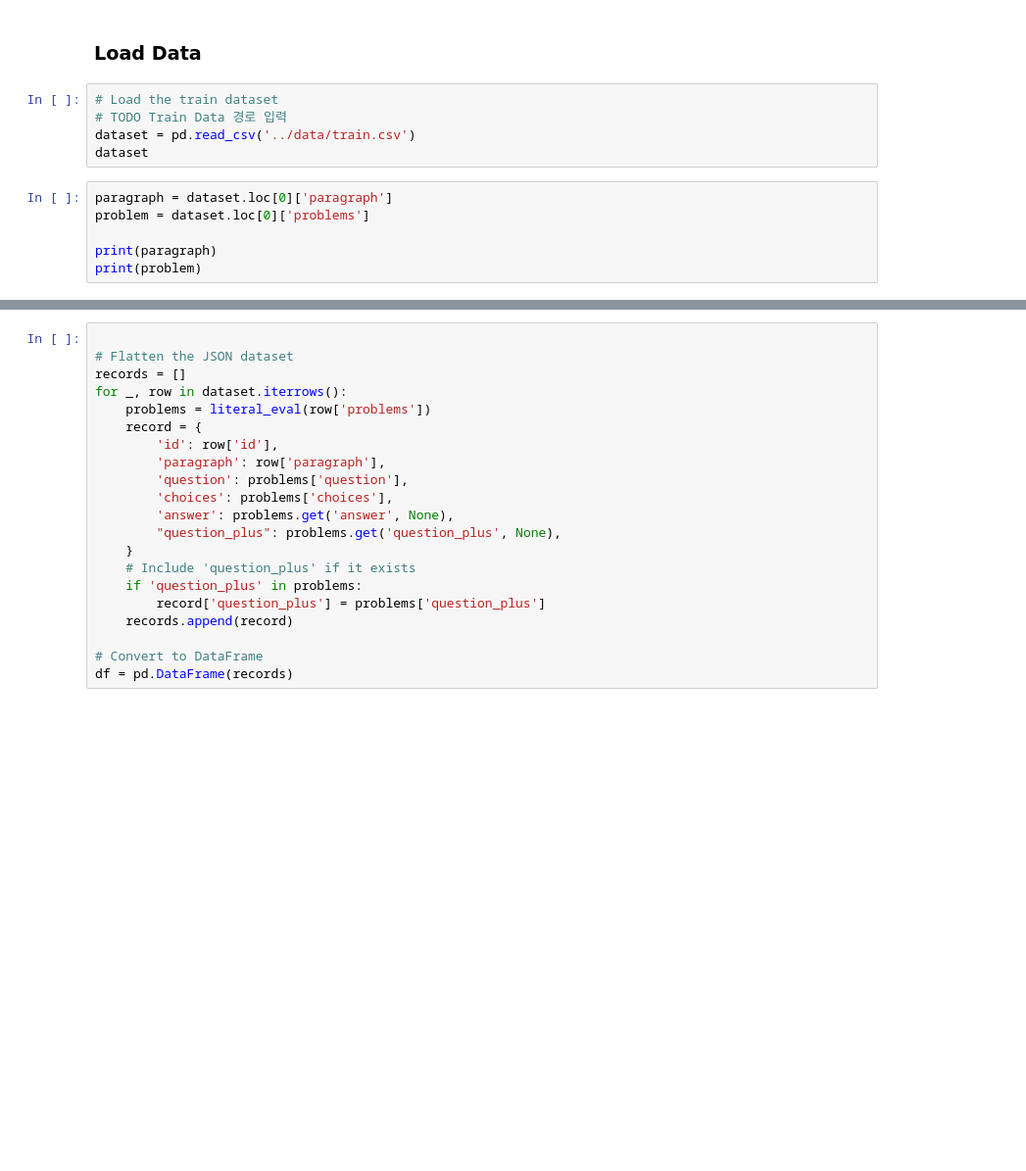
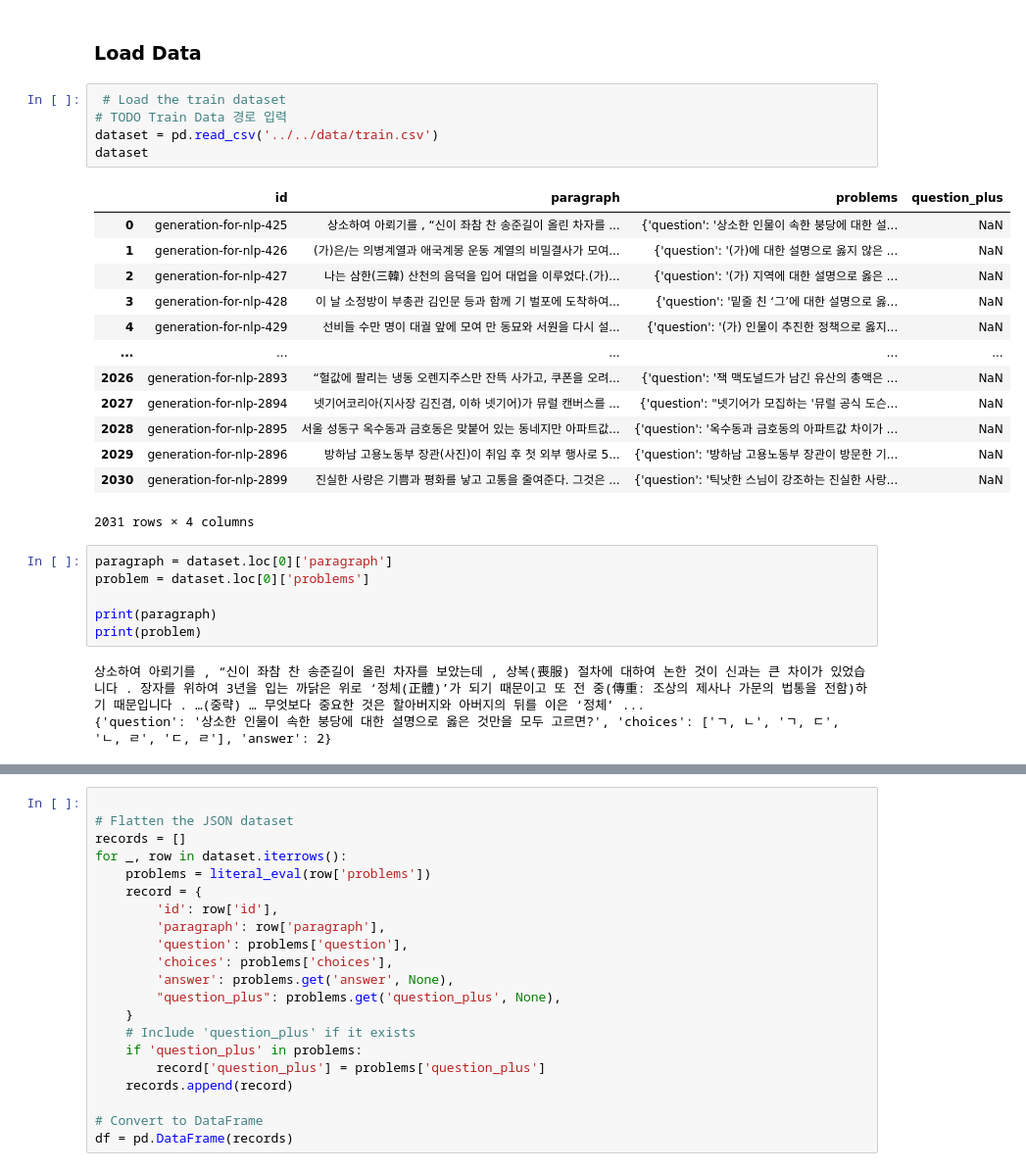
Before and after one commit to kangjeonhwi/level2-nlp-generationfornlp-nlp-12-lv3, a Jupyter notebook: code/model_optim/baseline_exaone.ipynb, the cells around one changed output, grey strips where cells are left out. Shown: that part at 98% size. Drawn from its saved outputs; the diff is of its cells as text; blank space fills up the shorter version.

```diff
--- a/code/model_optim/baseline_exaone.ipynb
+++ b/code/model_optim/baseline_exaone.ipynb
@@ -39,16 +39,33 @@ set_seed(42) # magic number :)
 # %% [markdown]
 ### Load Data
 # %%
-# Load the train dataset
+ # Load the train dataset
 # TODO Train Data 경로 입력
-dataset = pd.read_csv('../data/train.csv')
+dataset = pd.read_csv('../../data/train.csv')
 dataset
+# %% [output]
+|  | id | paragraph | problems | question_plus |
+| 0 | generation-for-nlp-425 | 상소하여 아뢰기를 , “신이 좌참 찬 송준길이 올린 차자를 ... | {'question': '상소한 인물이 속한 붕당에 대한 설... | NaN |
+| 1 | generation-for-nlp-426 | (가)은/는 의병계열과 애국계몽 운동 계열의 비밀결사가 모여... | {'question': '(가)에 대한 설명으로 옳지 않은 ... | NaN |
+| 2 | generation-for-nlp-427 | 나는 삼한(三韓) 산천의 음덕을 입어 대업을 이루었다.(가)... | {'question': '(가) 지역에 대한 설명으로 옳은 ... | NaN |
+| 3 | generation-for-nlp-428 | 이 날 소정방이 부총관 김인문 등과 함께 기 벌포에 도착하여... | {'question': '밑줄 친 ‘그’에 대한 설명으로 옳... | NaN |
+| 4 | generation-for-nlp-429 | 선비들 수만 명이 대궐 앞에 모여 만 동묘와 서원을 다시 설... | {'question': '(가) 인물이 추진한 정책으로 옳지... | NaN |
+| ... | ... | ... | ... | ... |
+| 2026 | generation-for-nlp-2893 | “헐값에 팔리는 냉동 오렌지주스만 잔뜩 사가고, 쿠폰을 오려... | {'question': '잭 맥도널드가 남긴 유산의 총액은 ... | NaN |
+| 2027 | generation-for-nlp-2894 | 넷기어코리아(지사장 김진겸, 이하 넷기어)가 뮤럴 캔버스를 ... | {'question': "넷기어가 모집하는 '뮤럴 공식 도슨... | NaN |
+| 2028 | generation-for-nlp-2895 | 서울 성동구 옥수동과 금호동은 맞붙어 있는 동네지만 아파트값... | {'question': '옥수동과 금호동의 아파트값 차이가 ... | NaN |
+| 2029 | generation-for-nlp-2896 | 방하남 고용노동부 장관(사진)이 취임 후 첫 외부 행사로 5... | {'question': '방하남 고용노동부 장관이 방문한 기... | NaN |
+| 2030 | generation-for-nlp-2899 | 진실한 사랑은 기쁨과 평화를 낳고 고통을 줄여준다. 그것은 ... | {'question': '틱낫한 스님이 강조하는 진실한 사랑... | NaN |
+2031 rows × 4 columns
 # %%
 paragraph = dataset.loc[0]['paragraph']
 problem = dataset.loc[0]['problems']
 
 print(paragraph)
 print(problem)
+# %% [output]
+상소하여 아뢰기를 , “신이 좌참 찬 송준길이 올린 차자를 보았는데 , 상복(喪服) 절차에 대하여 논한 것이 신과는 큰 차이가 있었습니다 . 장자를 위하여 3년을 입는 까닭은 위로 ‘정체(正體)’가 되기 때문이고 또 전 중(傳重: 조상의 제사나 가문의 법통을 전함)하기 때문입니다 . …(중략) … 무엇보다 중요한 것은 할아버지와 아버지의 뒤를 이은 ‘정체’ ...
+{'question': '상소한 인물이 속한 붕당에 대한 설명으로 옳은 것만을 모두 고르면?', 'choices': ['ㄱ, ㄴ', 'ㄱ, ㄷ', 'ㄴ, ㄹ', 'ㄷ, ㄹ'], 'answer': 2}
 # %%
 for problem in dataset['problems'] :
     print(problem)
```
Also changed, not shown: parts of 28 cells of this notebook, 1 other file.
